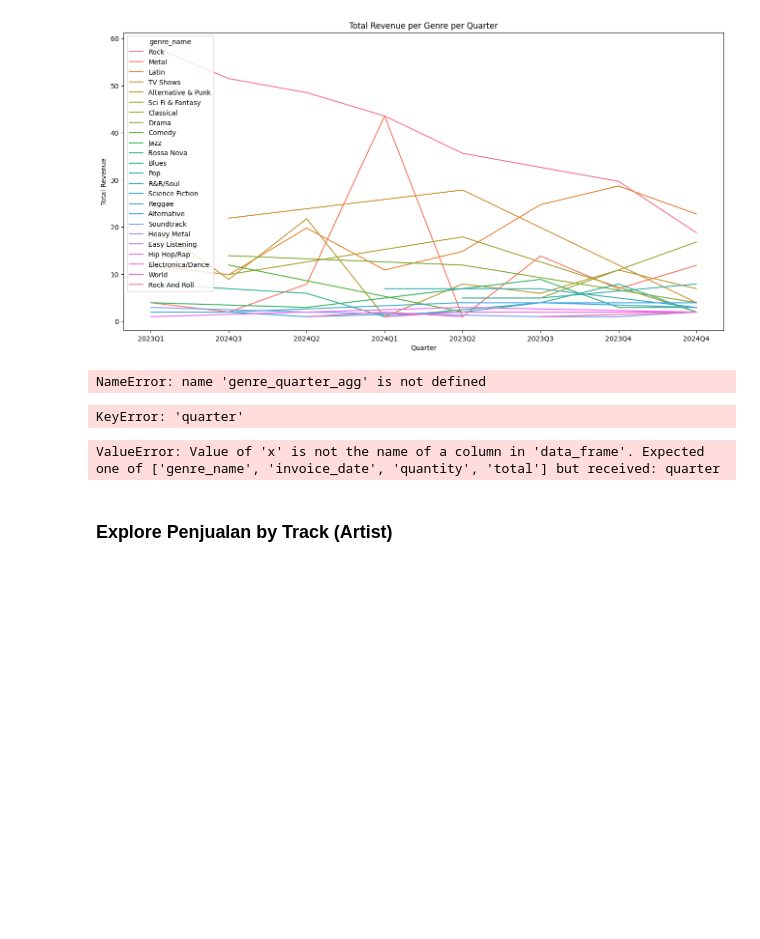
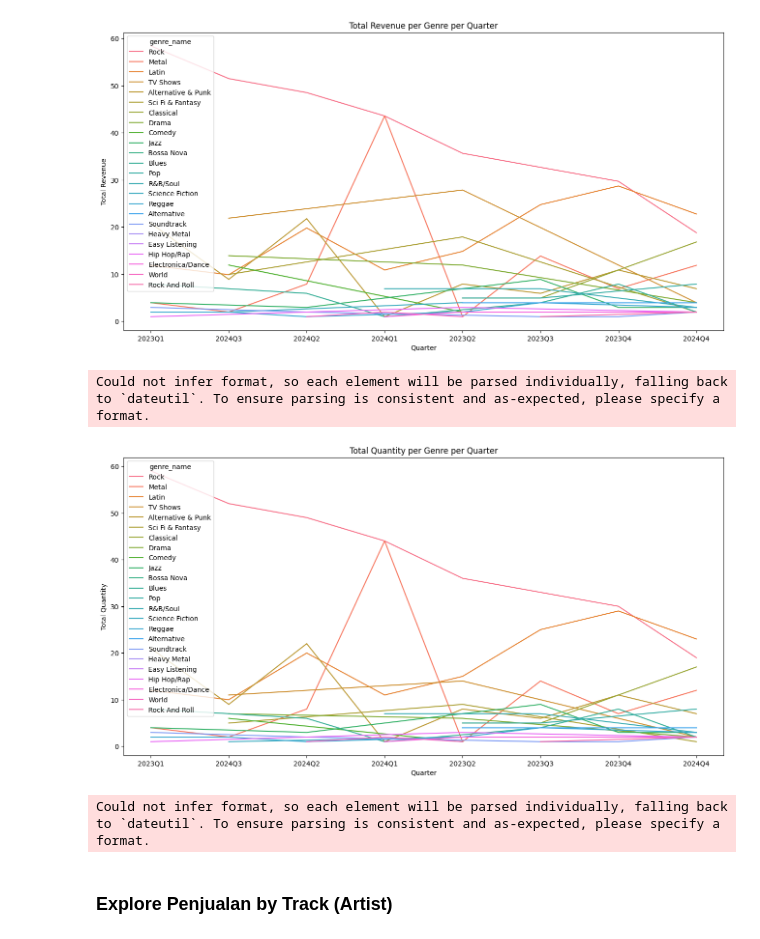
Before and after one commit to yosefin05/haloinkubasi, a Jupyter notebook: notebook.ipynb, the cells around one changed output. Drawn from its saved outputs; the diff is of its cells as text; code cells hidden in the pictures; blank space fills up the shorter version.

```diff
--- a/notebook.ipynb
+++ b/notebook.ipynb
@@ -1361,35 +1361,42 @@ plt.show()
 # %%
 import plotly.express as px
 
+genre_quarter_agg = genre_quarter.groupby(
+    ['invoice_date', 'genre_name'], as_index=False
+)['total'].sum()
+
 plot_genre_quarter_2324 = px.line(
     genre_quarter_agg,
-    x='quarter',
+    x='invoice_date',
     y='total',
     color='genre_name',
     title='Genre Sales Trend 2023 - 2024'
 )
 plot_genre_quarter_2324.update_layout(width=800, height=400)
 plot_genre_quarter_2324.show()
-# %% [output]
-NameError: name 'genre_quarter_agg' is not defined
 # %%
+genre_quarter['quarter'] = pd.to_datetime(genre_quarter['invoice_date']).dt.to_period('Q').astype(str)
 genre_quarter['quarter'] = genre_quarter['quarter'].astype(str)
 
 plt.figure(figsize=(16, 8))
 sns.lineplot(
     data=genre_quarter,
     x='quarter',
     y='quantity',
     hue='genre_name'
 )
 plt.title('Total Quantity per Genre per Quarter')
 plt.xlabel('Quarter')
 plt.ylabel('Total Quantity')
 # plt.tight_layout()
 plt.show()
 # %% [output]
-KeyError: 'quarter'
+Could not infer format, so each element will be parsed individually, falling back to `dateutil`. To ensure parsing is consistent and as-expected, please specify a format.
+[figure, added]
 # %%
+import plotly.express as px
+import pandas as pd
+genre_quarter['quarter'] = pd.to_datetime(genre_quarter['invoice_date']).dt.to_period('Q').astype(str)
 plot_genre_quarter_2324 = px.line(
     genre_quarter,
     x='quarter',
@@ -1400,7 +1407,7 @@ plot_genre_quarter_2324 = px.line(
 plot_genre_quarter_2324.update_layout(width=800, height=400)
 plot_genre_quarter_2324.show()
 # %% [output]
-ValueError: Value of 'x' is not the name of a column in 'data_frame'. Expected one of ['genre_name', 'invoice_date', 'quantity', 'total'] but received: quarter
+Could not infer format, so each element will be parsed individually, falling back to `dateutil`. To ensure parsing is consistent and as-expected, please specify a format.
 # %% [markdown]
 ### Explore Penjualan by Track (Artist)
 # %%
```
Also changed, not shown: parts of 5 cells of this notebook.
